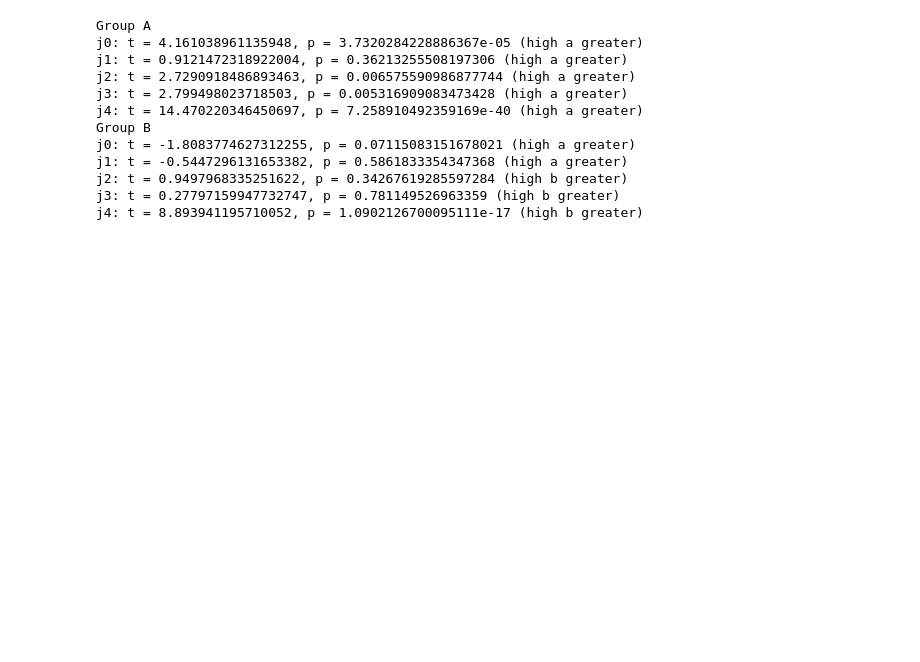
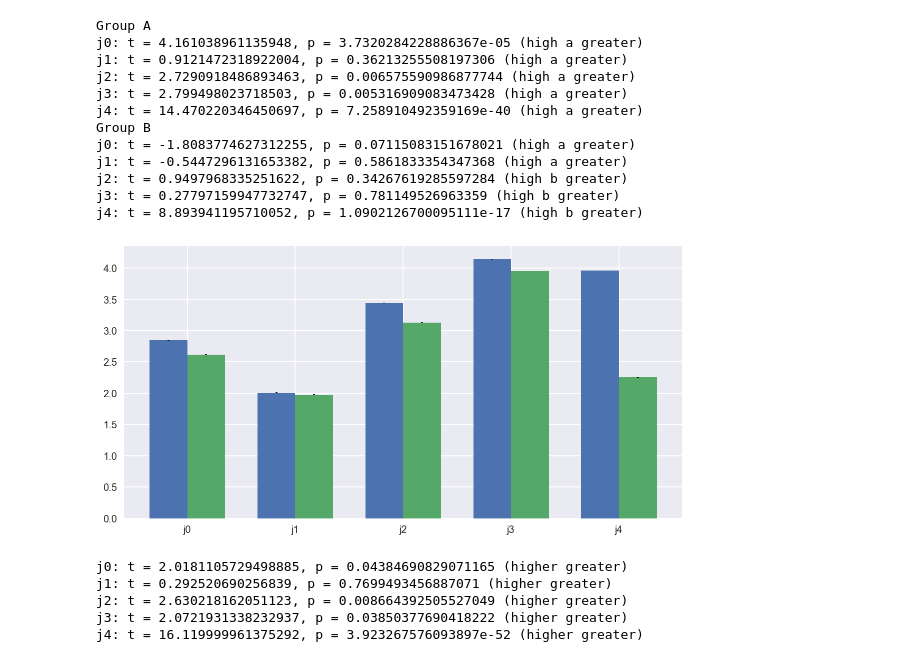
Before and after one commit to hermish/cocosci-research, a Jupyter notebook: analysis/pilot.ipynb, the cells around one changed output. Saved outputs shown, nothing was run; the diff lists cells and outputs as text; code cells hidden in the pictures; blank space fills up the shorter version.

Commit message:
Compare all matching question

```diff
--- a/analysis/pilot.ipynb
+++ b/analysis/pilot.ipynb
@@ -35,7 +35,7 @@ Q_TEXT = [
     'How do such small doses of things like cocaine and heroin kill you? How do these small powders have such ' +
         'a big effect on your body?',
     'Why does the eastern half of the United States have colder winters than the western half?']
-QUESTIONS = {ques: 'q' + str(num) for num, ques in enumerate(TEXT)}
+QUESTIONS = {ques: 'q' + str(num) for num, ques in enumerate(Q_TEXT)}
 
 J_TEXT = ['To what extent would knowing the answer to this question be useful to you in the future?',
      'How confident are you that you know the correct answer to this question?',
@@ -300,3 +300,61 @@ j1: t = -0.5447296131653382, p = 0.5861833354347368 (high a greater)
 j2: t = 0.9497968335251622, p = 0.34267619285597284 (high b greater)
 j3: t = 0.27797159947732747, p = 0.781149526963359 (high b greater)
 j4: t = 8.893941195710052, p = 1.0902126700095111e-17 (high b greater)
+# %%
+labels = list(JUDGEMENTS.values())
+
+# Compares all matching to all non-matching
+match_means = []
+match_stds = []
+matching_ratings = []
+for judge in labels:
+    a_series = []
+    for ques in group_a:
+        a_series.append(high_a[ques + judge])
+    for ques in group_b:
+        a_series.append(high_b[ques + judge])
+    a_series = pd.concat(a_series)
+    matching_ratings.append(a_series)
+    match_means.append(a_series.mean())
+    match_stds.append(a_series.std() / len(a_series))
+
+opposite_means = []
+opposite_stds = []
+opposite_ratings = []
+for judge in labels:
+    b_series = []
+    for ques in group_a:
+        b_series.append(high_b[ques + judge])
+    for ques in group_b:
+        b_series.append(high_a[ques + judge])
+    b_series = pd.concat(b_series)
+    opposite_ratings.append(b_series)
+    opposite_means.append(b_series.mean())
+    opposite_stds.append(b_series.std() / len(b_series))
+
+
+fig, ax = plt.subplots()
+ind, width = np.arange(len(labels)), 0.35
+
+a_rects = ax.bar(ind, match_means, width, yerr=match_stds)
+b_rects = ax.bar(ind + width, opposite_means, width, yerr=opposite_stds)
+
+ax.set_xticks(ind + width / 2)
+ax.set_xticklabels(labels)
+
+fig.set_size_inches(10, 5)
+plt.show()
+# %% [output]
+[figure, added]
+# %%
+# Runs the statisical tests
+for match, opposite, label in zip(matching_ratings, opposite_ratings, labels):
+    t, prob = scipy.stats.ttest_ind(match, opposite)
+    winner = 'higher' if match.mean() > opposite.mean() else 'lower'
+    print('{}: t = {}, p = {} ({} greater)'.format(label, t, prob, winner))
+# %% [output]
+j0: t = 2.0181105729498885, p = 0.04384690829071165 (higher greater)
+j1: t = 0.292520690256839, p = 0.7699493456887071 (higher greater)
+j2: t = 2.630218162051123, p = 0.008664392505527049 (higher greater)
+j3: t = 2.0721931338232937, p = 0.03850377690418222 (higher greater)
+j4: t = 16.119999961375292, p = 3.923267576093897e-52 (higher greater)
```
